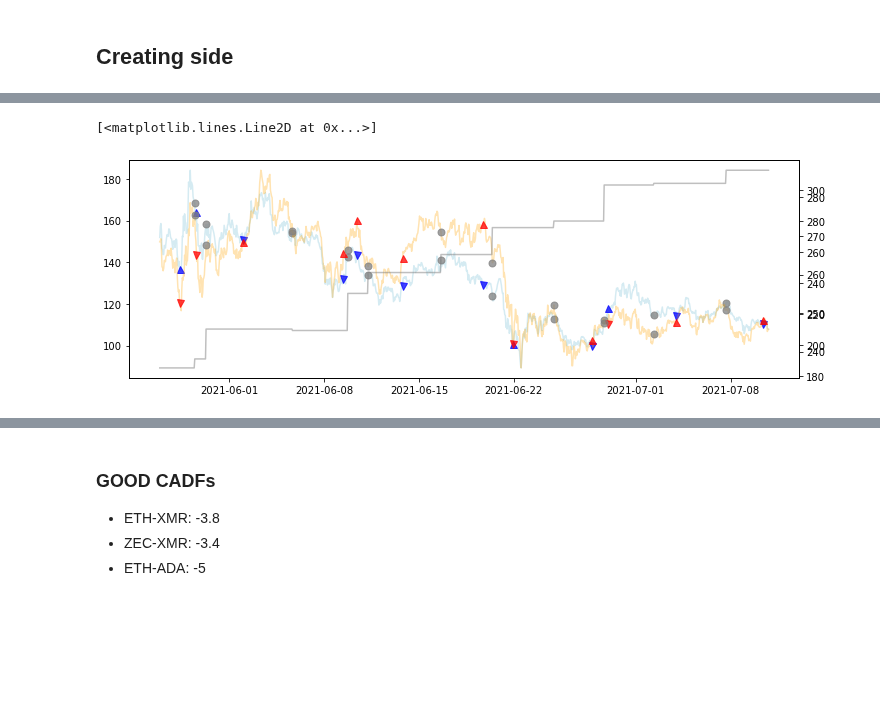
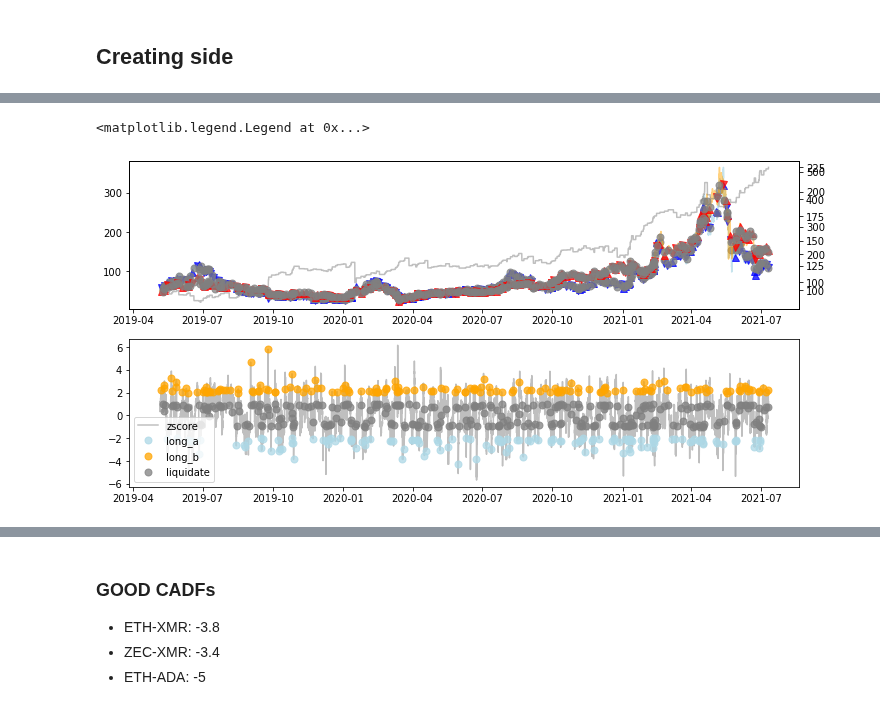
Before and after one commit to sunnymnie/bitcoin-printer, a Jupyter notebook: 3-labelling/2-kalman-filter.ipynb, the cells around one changed output, grey strips where cells are left out. Saved outputs shown, nothing was run; the diff lists cells and outputs as text; code cells hidden in the pictures; blank space fills up the shorter version.

```diff
--- a/3-labelling/2-kalman-filter.ipynb
+++ b/3-labelling/2-kalman-filter.ipynb
@@ -112,17 +112,18 @@ spread
 19079 rows × 6 columns
 # %%
 total = 100.
-fee = 0.002 #Set double normal rate
-thres = 2 #2
-sell_thres = 0 # 0, in range [0, ...)
+fee = 0.002       #Set double normal rate
+thres = 2         #2
+sell_thres = -1   # 0, in range [0, ...) for more travel
 cusum = []
 price_a = None
 price_b = None
-long = None #Values: None, "A", "B"
+long = None       #Values: None, "A", "B"
 long_a = []
 long_b = []
 liquidate = []
 test = []
+mr = -1           #or 1 for not mean reversion
 for i in range(spread.shape[0]):
     z = spread.zscore[i]
     if long == None: # Looking to buy
@@ -136,13 +137,13 @@ for i in range(spread.shape[0]):
                 long = "A"
                 long_a.append(spread.index[i])
     if long == "A" and z>sell_thres: #Liquidate positions
-        total -= (spread.A[i] - price_a[0])*price_a[1]-(spread.A[0]*price_a[1]*fee)
-        total -= (price_b[0] - spread.B[i])*price_b[1]-(spread.B[i]*price_b[1]*fee)
+        total += mr*(spread.A[i] - price_a[0])*price_a[1]-(spread.A[i]*price_a[1]*fee)
+        total += mr*(price_b[0] - spread.B[i])*price_b[1]-(spread.B[i]*price_b[1]*fee)
         price_a, price_b, long = None, None, None
         liquidate.append(spread.index[i])
     elif long == "B" and z<-sell_thres: #Liquidate positions
-        total -= (price_a[0] - spread.A[i])*price_a[1]-(spread.A[0]*price_a[1]*fee)
-        total -= (spread.B[i] - price_b[0])*price_b[1]-(spread.B[i]*price_b[1]*fee)
+        total += mr*(price_a[0] - spread.A[i])*price_a[1]-(spread.A[i]*price_a[1]*fee)
+        total += mr*(spread.B[i] - price_b[0])*price_b[1]-(spread.B[i]*price_b[1]*fee)
         price_a, price_b, long = None, None, None
         liquidate.append(spread.index[i])
     cusum.append(total)
@@ -175,35 +176,43 @@ Length: 189, dtype: int64
 # %%
 plot = spread
 plot["cusum"] = cusum
-plot = plot[18000:]
+plot = plot[0:20000]
 
-fig, ax = plt.subplots(figsize=(12,4))
+fig, (ax, axz) = plt.subplots(2, figsize=(12,6))
 
 # close_df.loc['2014':].plot(ax=ax, alpha=.5)
-ax.plot(plot.A, alpha=.5, color="lightblue")
+ax.plot(plot.A, alpha=.7, color="lightblue")
 ax1 = ax.twinx()
-ax1.plot(plot.B, alpha=.3, color="orange")
+ax1.plot(plot.B, alpha=.5, color="orange")
 
 
 ax.plot(plot.A.reindex(long_a), marker='^', markersize=7,
                      alpha=0.75, label='upcross', color='blue', linewidth=0)
 
 ax.plot(plot.A.reindex(long_b), marker='v', markersize=7,
                      alpha=0.75, label='upcross', color='blue', linewidth=0)
 
 ax1.plot(plot.B.reindex(long_b), marker='^', markersize=7,
                      alpha=0.75, label='upcross', color='red', linewidth=0)
 
 ax1.plot(plot.B.reindex(long_a), marker='v', markersize=7,
                      alpha=0.75, label='upcross', color='red', linewidth=0)
 ax.plot(plot.A.reindex(liquidate), marker='o', markersize=7,
                      alpha=0.75, label='upcross', color='gray', linewidth=0)
 ax1.plot(plot.B.reindex(liquidate), marker='o', markersize=7,
                      alpha=0.75, label='upcross', color='gray', linewidth=0)
 ax2 = ax.twinx()
 ax2.plot(plot.cusum, color="gray", alpha=.5)
-# ax.plot(plot.down, marker='v', markersize=7,
-#                      alpha=0.75, label='upcross', color='r')
+
+
+axz.plot(plot.zscore, color="gray", alpha=.5, label="zscore")
+axz.plot(plot.zscore.reindex(long_a), marker='o', markersize=7,
+                     alpha=0.75, label='long_a', color='lightblue', linewidth=0)
+axz.plot(plot.zscore.reindex(long_b), marker='o', markersize=7,
+                     alpha=0.75, label='long_b', color='orange', linewidth=0)
+axz.plot(plot.zscore.reindex(liquidate), marker='o', markersize=7,
+                     alpha=0.75, label='liquidate', color='gray', linewidth=0)
+axz.legend()
 # %% [output]
-[<matplotlib.lines.Line2D at 0x...>]
+<matplotlib.legend.Legend at 0x...>
-[figure, old version]
+[figure, new version]
```
Also changed, not shown: parts of 4 cells of this notebook.
